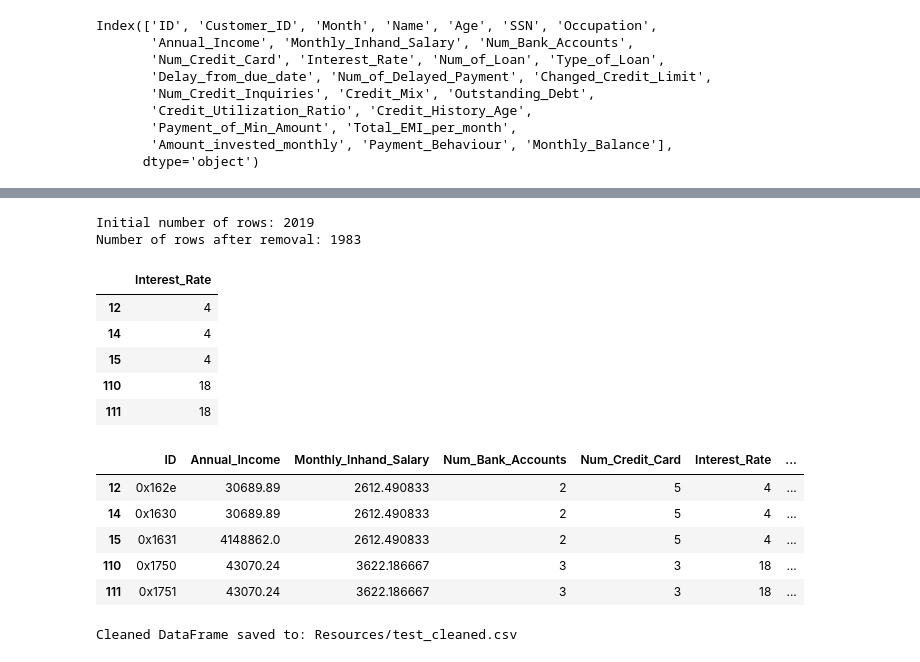
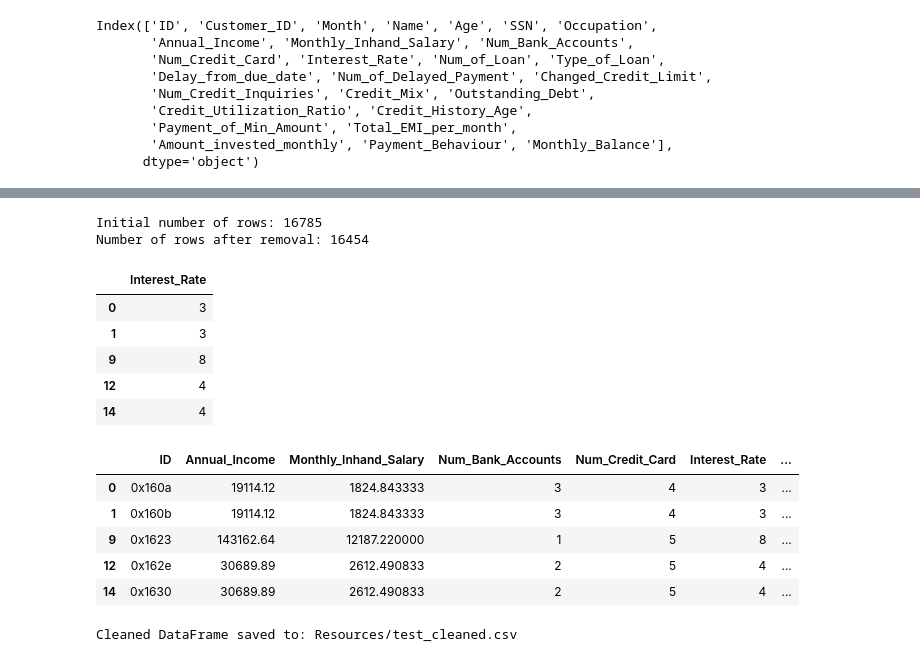
Before and after one commit to jananaum7/Project-4, a Jupyter notebook: main_analysis.ipynb, the cells around one changed output, grey strips where cells are left out. Saved outputs shown, nothing was run; the diff lists cells and outputs as text; code cells hidden in the pictures.

```diff
--- a/main_analysis.ipynb
+++ b/main_analysis.ipynb
@@ -538,33 +532,33 @@ Number of rows after removal: 2097
 # %%
 # Check the initial number of rows
-print(f"Initial number of rows: {test_data_clean_3.shape[0]}")
+print(f"Initial number of rows: {test_data_clean_2.shape[0]}")
 
 # Remove rows where 'Interest_Rate' is greater than 35
-test_data_clean = test_data_clean_3[test_data_clean_3['Interest_Rate'] <= 35]
+test_data_clean = test_data_clean_2[test_data_clean_2['Interest_Rate'] <= 35]
 
 # Check the number of rows after removal
 print(f"Number of rows after removal: {test_data_clean.shape[0]}")
 
 # Verify the changes
 (test_data_clean[['Interest_Rate']].head())
 # %% [output]
-Initial number of rows: 2019
-Number of rows after removal: 1983
+Initial number of rows: 16785
+Number of rows after removal: 16454
 |  | Interest_Rate |
+| 0 | 3 |
+| 1 | 3 |
+| 9 | 8 |
 | 12 | 4 |
 | 14 | 4 |
-| 15 | 4 |
-| 110 | 18 |
-| 111 | 18 |
 # %%
 test_data_clean.head()
 # %% [output]
 |  | ID | Annual_Income | Monthly_Inhand_Salary | Num_Bank_Accounts | Num_Credit_Card | Interest_Rate | ... |
+| 0 | 0x160a | 19114.12 | 1824.843333 | 3 | 4 | 3 | ... |
+| 1 | 0x160b | 19114.12 | 1824.843333 | 3 | 4 | 3 | ... |
+| 9 | 0x1623 | 143162.64 | 12187.220000 | 1 | 5 | 8 | ... |
 | 12 | 0x162e | 30689.89 | 2612.490833 | 2 | 5 | 4 | ... |
 | 14 | 0x1630 | 30689.89 | 2612.490833 | 2 | 5 | 4 | ... |
-| 15 | 0x1631 | 4148862.0 | 2612.490833 | 2 | 5 | 4 | ... |
-| 110 | 0x1750 | 43070.24 | 3622.186667 | 3 | 3 | 18 | ... |
-| 111 | 0x1751 | 43070.24 | 3622.186667 | 3 | 3 | 18 | ... |
 # %%
 # Define the path to the Resources folder
 output_file_path = 'Resources/test_cleaned.csv'  # Update the path as needed
```
Also changed, not shown: parts of 12 cells of this notebook, 4 other files.
